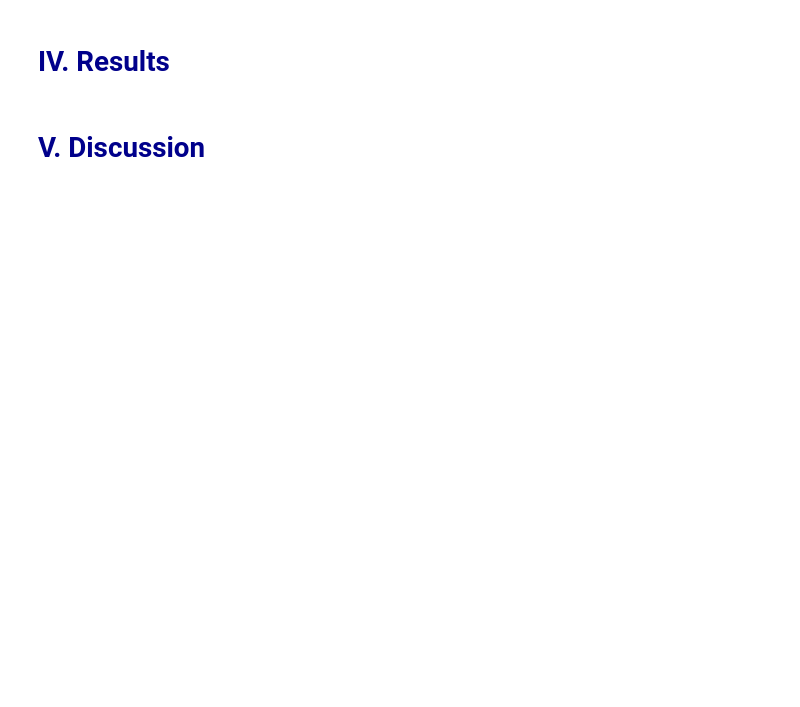
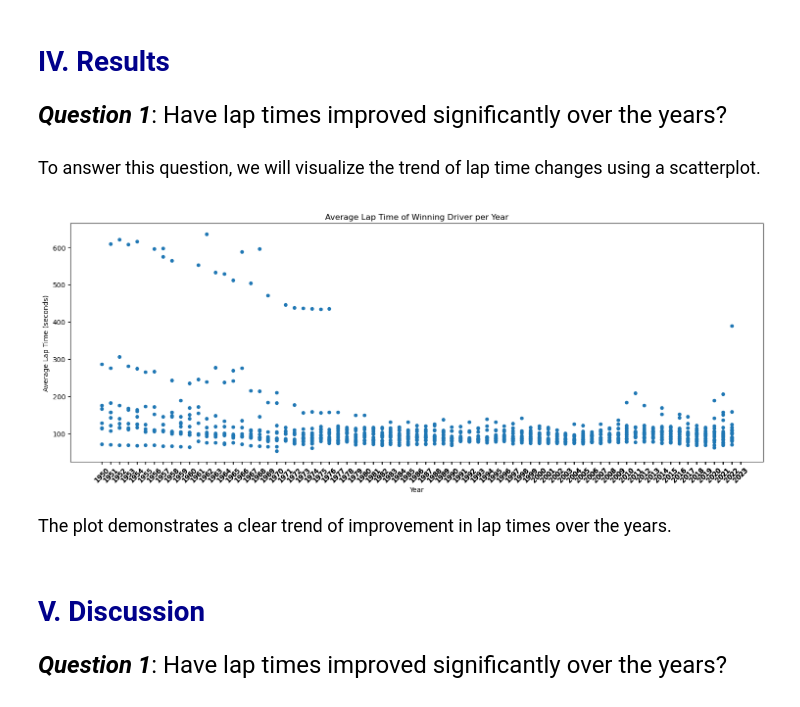
Before and after one commit to mdang218363/qtm151final, a Jupyter notebook: final_project.ipynb, the cells around one changed output. Drawn from its saved outputs; the diff is of its cells as text; code cells hidden in the pictures; blank space fills up the shorter version.

Commit message:
Question 1 Done

```diff
--- a/final_project.ipynb
+++ b/final_project.ipynb
@@ -41,6 +35,7 @@ import os
 Import Data
 # %%
 races = pd.read_csv("data_raw/races.csv")
+results = pd.read_csv("data_raw/results.csv")
 lap_times = pd.read_csv("data_raw/lap_times.csv")
 pit_stops = pd.read_csv("data_raw/pit_stops.csv")
 # %% [markdown]
@@ -56,0 +64,5 @@ Some Important rows we will be looking into are: <br>
+# %%
+
+# Data Merging
+results_winners = results.query("positionOrder == 1")
+results_winners = results_winners[['raceId', 'driverId','milliseconds','laps']]
@@ -56,0 +79,14 @@ Some Important rows we will be looking into are: <br>
+# %%
+# Data Cleaning
+# 1. Check Data Types
+print(results_winners.dtypes)
+
+# 2. Convert milliseconds to numeric
+list_replaced = ['\\N']
+list_new = [np.nan]
+results_winners["milliseconds"] = results_winners["milliseconds"].replace(list_replaced, list_new)
+results_winners["milliseconds"] = pd.to_numeric(results_winners["milliseconds"])
+
+#3. Add new columns
+results_winners['avg_milliseconds_per_lap'] = results_winners['milliseconds'] / results_winners['laps']
+results_winners['avg_seconds_per_lap'] = round(results_winners['avg_milliseconds_per_lap'] / 1000, 2)
@@ -56,0 +110,8 @@ Some Important rows we will be looking into are: <br>
+# %%
+# Data Merging
+races_year = races[['raceId','year']]
+winners_year_merged = pd.merge(races_year,
+                               results_winners,
+                               on='raceId',
+                               how='left').sort_values(by='year', ascending=True)
+winners_year_merged
@@ -57,4 +132,37 @@ Some Important rows we will be looking into are: <br>
 # %% [markdown]
 # <span style="color:darkblue"> IV. Results </span>
+# %% [markdown]
+<font size = "5">
+
+***Question 1***: Have lap times improved significantly over the years?
+# %% [markdown]
+<font size = "4">
+
+To answer this question, we will visualize the trend of lap time changes using a scatterplot.
+# %%
+# Data Visualization
+
+plt.figure(figsize=(15, 6))
+plt.scatter(
+    x=winners_year_merged['year'],
+    y=winners_year_merged['avg_seconds_per_lap'],
+    s=20
+)
+plt.title('Average Lap Time of Winning Driver per Year')
+plt.xlabel('Year')
+plt.ylabel('Average Lap Time (seconds)')
+plt.xticks(winners_year_merged['year'], rotation=45)
+plt.tight_layout()
+plt.show()
+# %% [output]
+[figure, added]
+# %% [markdown]
+<font size = "4">
+
+The plot demonstrates a clear trend of improvement in lap times over the years.
 # %% [markdown]
 # <span style="color:darkblue"> V. Discussion </span>
+# %% [markdown]
+<font size = "5">
+
+***Question 1***: Have lap times improved significantly over the years?
```
Also changed, not shown: parts of 9 cells of this notebook.
